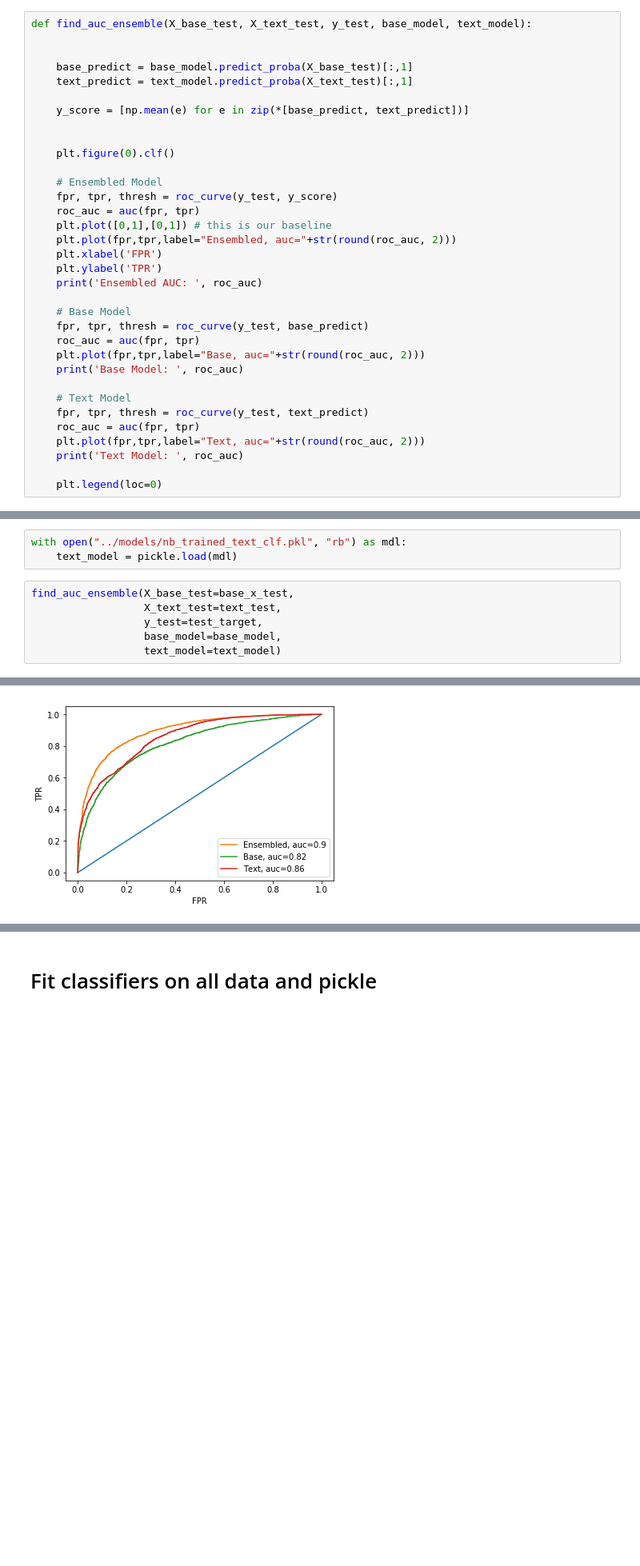
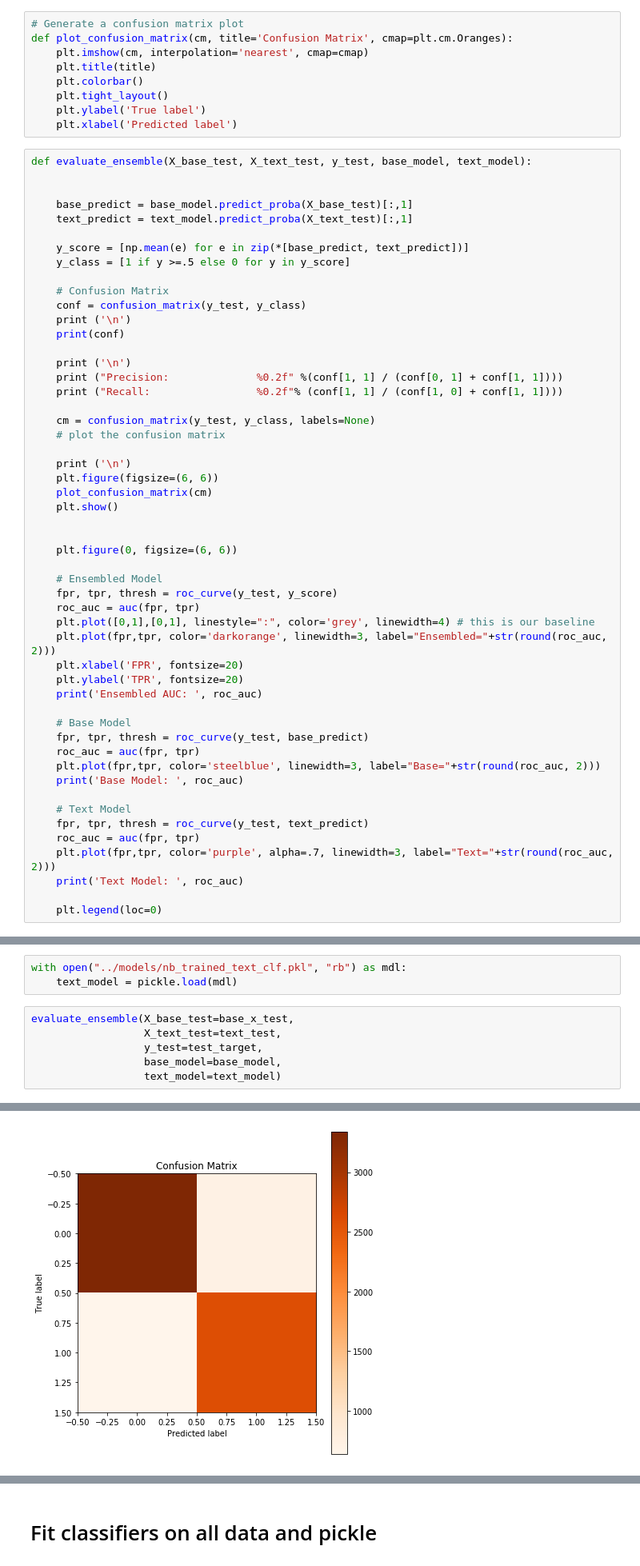
Before and after one commit to TifMoe/mcnulty-project, a Jupyter notebook: notebooks/3_Ensemble Base and Feature Models.ipynb, the cells around one changed output, grey strips where cells are left out. Shown at 80% size. Saved outputs shown, nothing was run; the diff lists cells and outputs as text; blank space fills up the shorter version.

```diff
--- a/notebooks/3_Ensemble Base and Feature Models.ipynb
+++ b/notebooks/3_Ensemble Base and Feature Models.ipynb
@@ -46,37 +45,64 @@ target = text_test.pop('target')
 test_target = np.array([int(i) for i in target])
 # %% [markdown]
 # Evaluate Model
+# %%
+# Generate a confusion matrix plot
+def plot_confusion_matrix(cm, title='Confusion Matrix', cmap=plt.cm.Oranges):
+    plt.imshow(cm, interpolation='nearest', cmap=cmap)
+    plt.title(title)
+    plt.colorbar()
+    plt.tight_layout()
+    plt.ylabel('True label')
+    plt.xlabel('Predicted label')
 # %%
-def find_auc_ensemble(X_base_test, X_text_test, y_test, base_model, text_model):
+def evaluate_ensemble(X_base_test, X_text_test, y_test, base_model, text_model):
 
 
     base_predict = base_model.predict_proba(X_base_test)[:,1]
     text_predict = text_model.predict_proba(X_text_test)[:,1]
 
     y_score = [np.mean(e) for e in zip(*[base_predict, text_predict])]
+    y_class = [1 if y >=.5 else 0 for y in y_score]
+
+    # Confusion Matrix
+    conf = confusion_matrix(y_test, y_class)
+    print ('\n')
+    print(conf)
+
+    print ('\n')
+    print ("Precision:              %0.2f" %(conf[1, 1] / (conf[0, 1] + conf[1, 1])))
+    print ("Recall:                 %0.2f"% (conf[1, 1] / (conf[1, 0] + conf[1, 1])))
+
+    cm = confusion_matrix(y_test, y_class, labels=None)
+    # plot the confusion matrix
+
+    print ('\n')
+    plt.figure(figsize=(6, 6))
+    plot_confusion_matrix(cm)
+    plt.show()
 
 
-    plt.figure(0).clf()
+    plt.figure(0, figsize=(6, 6))
 
     # Ensembled Model
     fpr, tpr, thresh = roc_curve(y_test, y_score)
     roc_auc = auc(fpr, tpr)
-    plt.plot([0,1],[0,1]) # this is our baseline
-    plt.plot(fpr,tpr,label="Ensembled, auc="+str(round(roc_auc, 2)))
-    plt.xlabel('FPR')
-    plt.ylabel('TPR')
+    plt.plot([0,1],[0,1], linestyle=":", color='grey', linewidth=4) # this is our baseline
+    plt.plot(fpr,tpr, color='darkorange', linewidth=3, label="Ensembled="+str(round(roc_auc, 2)))
+    plt.xlabel('FPR', fontsize=20)
+    plt.ylabel('TPR', fontsize=20)
     print('Ensembled AUC: ', roc_auc)
 
     # Base Model
     fpr, tpr, thresh = roc_curve(y_test, base_predict)
     roc_auc = auc(fpr, tpr)
-    plt.plot(fpr,tpr,label="Base, auc="+str(round(roc_auc, 2)))
+    plt.plot(fpr,tpr, color='steelblue', linewidth=3, label="Base="+str(round(roc_auc, 2)))
     print('Base Model: ', roc_auc)
 
     # Text Model
     fpr, tpr, thresh = roc_curve(y_test, text_predict)
     roc_auc = auc(fpr, tpr)
-    plt.plot(fpr,tpr,label="Text, auc="+str(round(roc_auc, 2)))
+    plt.plot(fpr,tpr, color='purple', alpha=.7, linewidth=3, label="Text="+str(round(roc_auc, 2)))
     print('Text Model: ', roc_auc)
 
     plt.legend(loc=0)
@@ -87,7 +113,7 @@ with open("../models/gcb_trained_base_clf.pkl", "rb") as mdl:
 with open("../models/nb_trained_text_clf.pkl", "rb") as mdl:
     text_model = pickle.load(mdl)
 # %%
-find_auc_ensemble(X_base_test=base_x_test,
+evaluate_ensemble(X_base_test=base_x_test,
                   X_text_test=text_test,
                   y_test=test_target,
                   base_model=base_model,
@@ -99 +128 @@ Text Model:  0.8550337004440645
-[figure, old version]
+[figure, new version]
```
Also changed, not shown: parts of 2 cells of this notebook, 2 other files.
